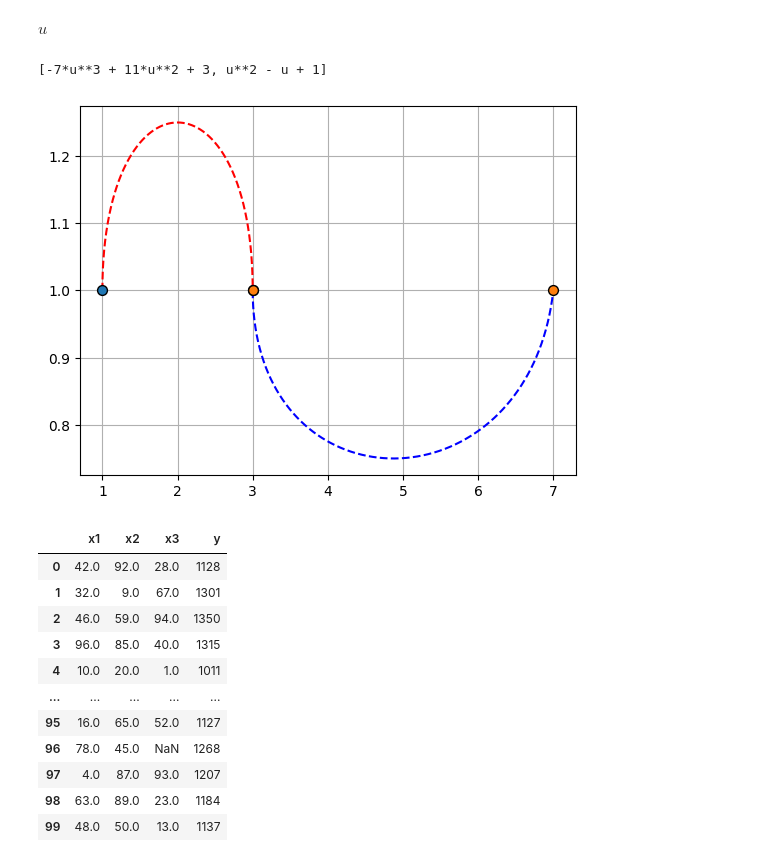
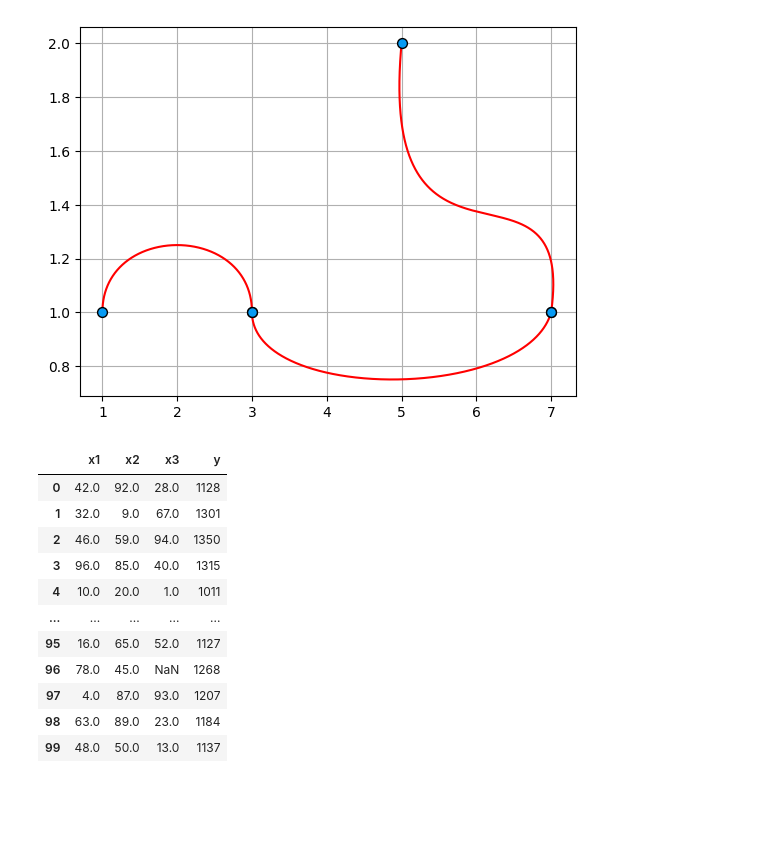
Before and after one commit to egorbeckish/Masters-program, a Jupyter notebook: 1. First Course/Semester 1/Нелинейная оптимизация/2. Октябрь/24.10.2025/Бекиш.ipynb, the cells around one changed output. Cells and saved outputs as stored; diff of their text form; code cells hidden in the pictures; blank space fills up the shorter version.

```diff
--- a/1. First Course/Semester 1/Нелинейная оптимизация/2. Октябрь/24.10.2025/Бекиш.ipynb
+++ b/1. First Course/Semester 1/Нелинейная оптимизация/2. Октябрь/24.10.2025/Бекиш.ipynb
@@ -34,2 +5,0 @@ y
-# %%
-x, y = np.array(x), np.array(y)
@@ -61,3 +5,0 @@ coef_a2
-# %%
-u = sp.symbols("u")
-u
@@ -116,0 +6,25 @@ y_inter = y_res[0] + y_res[1] * u + y_res[2] * u ** 2 + y_res[3] * u ** 3
+# %%
+class CubicInterpolate:
+	def __init__(self, coords, guid_vec):
+		self.x = coords[:, 0]
+		self.y = coords[:, 1]
+		self.guid_vec = guid_vec
+		self.HermiteMatrix = np.array([
+			[1, 0, 0, 0],
+			[0, 0, 1, 0],
+			[-3, 3, -2, -1],
+			[2, -2, 1, 1],
+		])
+		self.p = np.array([
+			self.HermiteMatrix @  np.append(self.x, self.guid_vec[:, 0]),
+			self.HermiteMatrix @  np.append(self.y, self.guid_vec[:, 1]),
+		])
+
+	def draw_coords(self):
+		u = np.linspace(0, 1, 1000)
+		x, y = self.p
+
+		return np.array([
+			x[0] + x[1] * u + x[2] * u ** 2 + x[3] * u ** 3,
+			y[0] + y[1] * u + y[2] * u ** 2 + y[3] * u ** 3,
+		])
@@ -117,7 +64,8 @@ y_inter = y_res[0] + y_res[1] * u + y_res[2] * u ** 2 + y_res[3] * u ** 3
 # %%
-plt.scatter(x[:2], y[:2], s=50, ec="black", zorder=3)
-plt.plot(x_inter, y_inter, "r--")
-# plt.xlim((-1, 3))
-# plt.ylim((-1, 5))
-plt.grid()
-plt.show()
+def draw_interpolation(*args):
+	for v in args:
+		plt.scatter(v.x, v.y, s=50, color="#069AF3", ec="black", zorder=3)
+		plt.plot(*v.draw_coords(), color="r")
+
+	plt.grid()
+	plt.show()
@@ -166,20 +71,0 @@ coef2_a2
-# %%
-u = sp.symbols("u")
-u
-# %% [output]
-$\displaystyle u$
-# %%
-p2 = []
-p12 = 0
-p22 = 0
-
-coef2_a1_ = list(coef2_a1.keys())
-coef2_a2_ = list(coef2_a2.keys())
-for i in range(4):
-    p12 += coef2_a1[coef2_a1_[i]] * u ** i
-    p22 += coef2_a2[coef2_a2_[i]] * u ** i
-
-p2 = [p12, p22]
-p2
-# %% [output]
-[-7*u**3 + 11*u**2 + 3, u**2 - u + 1]
@@ -190,14 +72,7 @@ y_inter2 = y_res2[0] + y_res2[1] * u + y_res2[2] * u ** 2 + y_res2[3] * u ** 3
-# %%
-plt.scatter(x[:2], y[:2], s=50, ec="black", zorder=3)
-plt.plot(x_inter, y_inter, "r--")
-plt.scatter(x2[:2], y2[:2], s=50, ec="black", zorder=3)
-plt.plot(x_inter2, y_inter2, "b--")
-# plt.xlim((-1, 3))
-# plt.ylim((-1, 5))
-plt.grid()
-plt.show()
-# %% [output]
-[figure, removed]
+# %%
+draw_interpolation(a, b, c)
+# %% [output]
+[figure, added]
 # %%
 import pandas as pd
 
```
Also changed, not shown: parts of 29 cells of this notebook.
